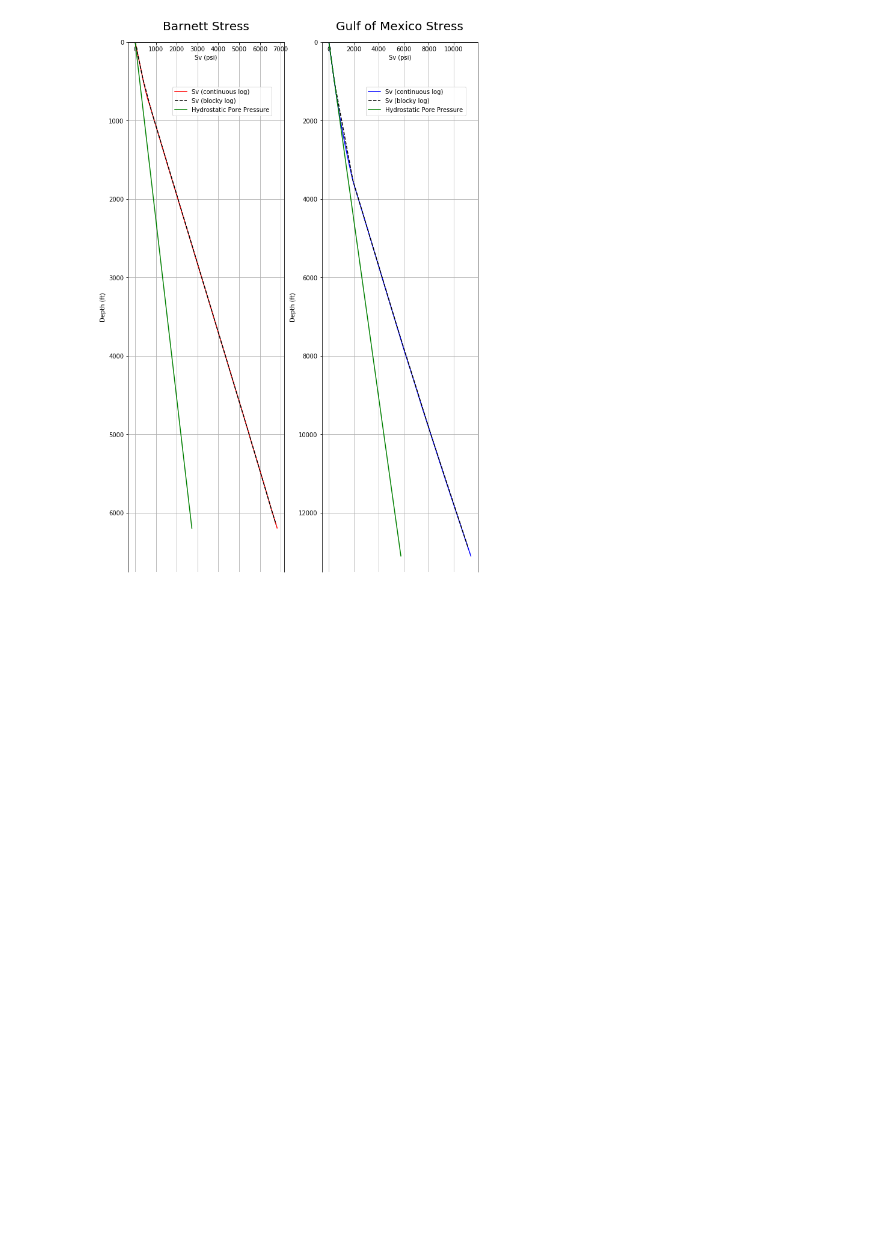
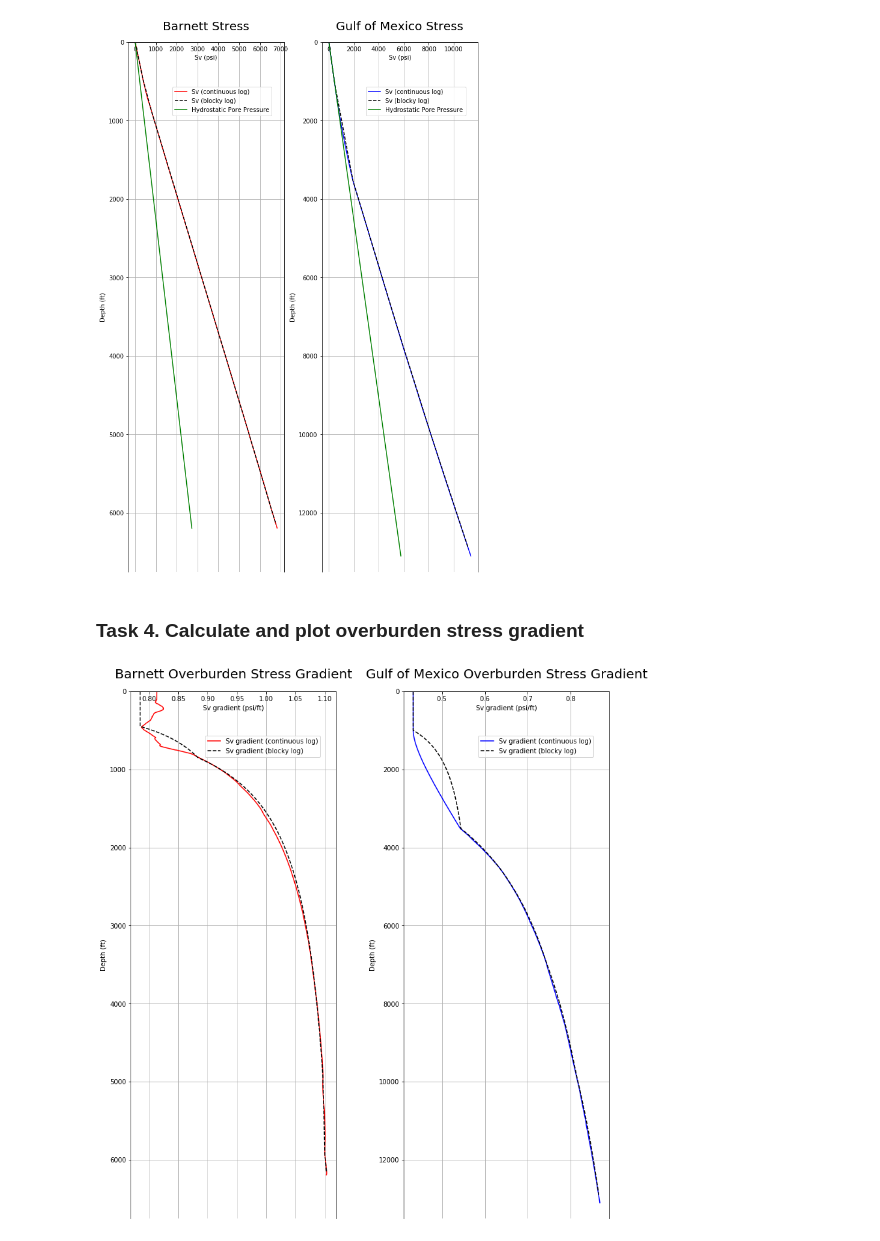
Before and after one commit to yohanesnuwara/reservoir-geomechanics, a Jupyter notebook: homework 1/homework1_reservoir_geomechanics.ipynb, the cells around one changed output. Cells and saved outputs as stored; diff of their text form; code cells hidden in the pictures; blank space fills up the shorter version.

```diff
--- a/homework 1/homework1_reservoir_geomechanics.ipynb
+++ b/homework 1/homework1_reservoir_geomechanics.ipynb
@@ -276,3 +280,39 @@ plt.gca().spines['bottom'].set_position('zero')
 plt.tight_layout(pad=1.0) # set distance between two plots
 # %% [output]
 [figure]
+# %% [markdown]
+### Task 4. Calculate and plot overburden stress gradient
+# %%
+"calculate overburden stress gradient"
+
+ovbgrad_barnett = sv_barnett / depth_barnett_new
+ovbgrad_block_barnett = sv_block_barnett / depth_block_barnett
+ovbgrad_gom = sv_gom / depth_gom_new
+ovbgrad_block_gom = sv_block_gom / depth_block_gom
+
+plt.figure(figsize=(12, 12))
+plt.subplot(1, 2, 1)
+p1 = plt.plot(ovbgrad_barnett, depth_barnett_new, color='red')
+p2 = plt.plot(ovbgrad_block_barnett, depth_block_barnett, '--', color='black')
+plt.legend((p1[0], p2[0]), ('Sv gradient (continuous log)', 'Sv gradient (blocky log)'), bbox_to_anchor=(0.04, 0.82, 0.9, 0.102))
+plt.title("Barnett Overburden Stress Gradient", pad=20, size=20)
+plt.xlabel("Sv gradient (psi/ft)"); plt.ylabel("Depth (ft)")
+plt.grid(True)
+plt.ylim(0, 6750)
+plt.gca().invert_yaxis()
+plt.gca().spines['bottom'].set_position('zero')
+
+plt.subplot(1, 2, 2)
+p3 = plt.plot(ovbgrad_gom, depth_gom_new, color='blue')
+p4 = plt.plot(ovbgrad_block_gom, depth_block_gom, '--', color='black')
+plt.legend((p3[0], p4[0]), ('Sv gradient (continuous log)', 'Sv gradient (blocky log)'), bbox_to_anchor=(0.04, 0.82, 0.9, 0.102))
+plt.title("Gulf of Mexico Overburden Stress Gradient", pad=20, size=20)
+plt.xlabel("Sv gradient (psi/ft)"); plt.ylabel("Depth (ft)")
+plt.grid(True)
+plt.ylim(0, 13500)
+plt.gca().invert_yaxis()
+plt.gca().spines['bottom'].set_position('zero')
+
+plt.tight_layout(pad=1.0) # set distance between two plots
+# %% [output]
+[figure, added]
```
Also changed, not shown: parts of 7 cells of this notebook.
